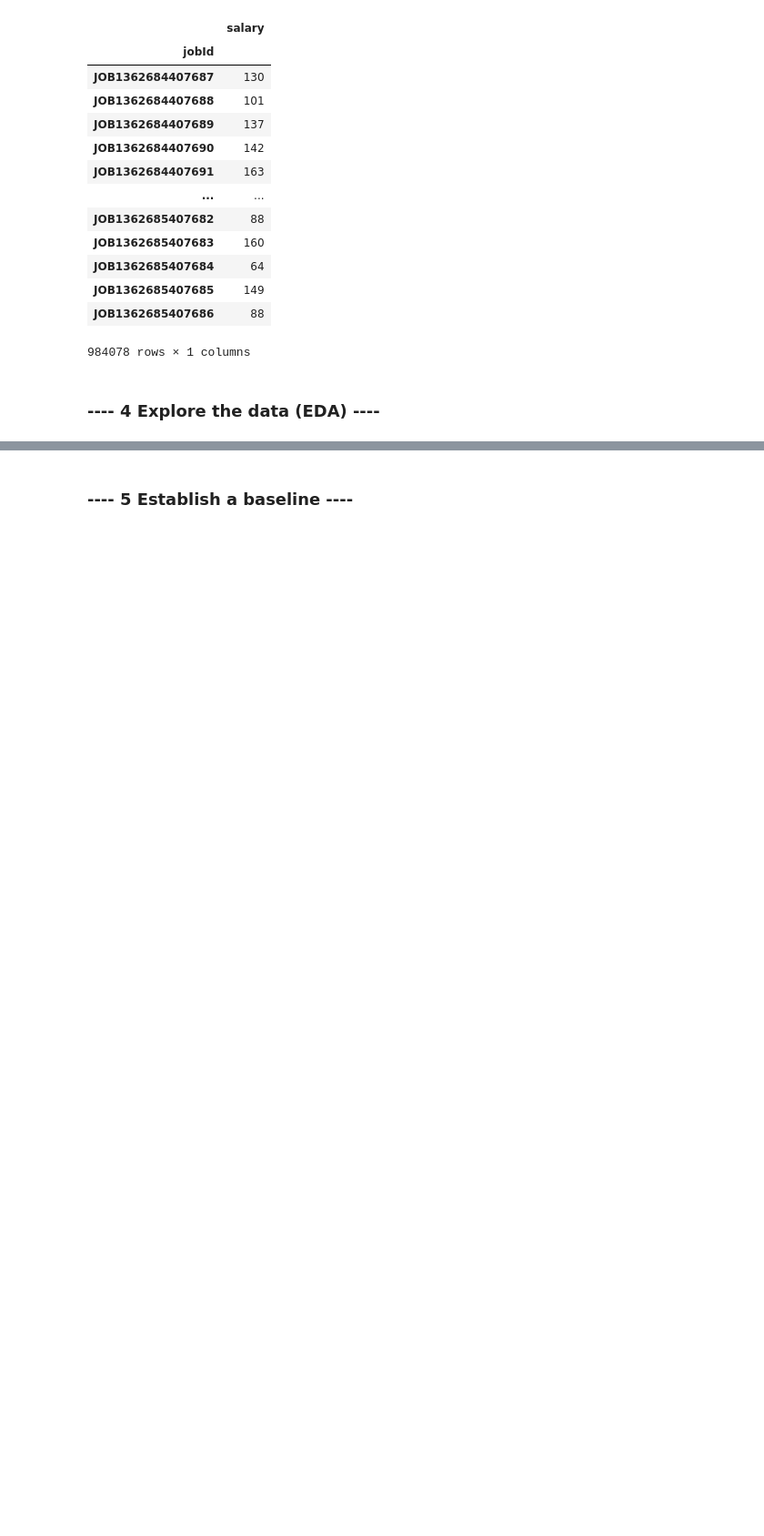
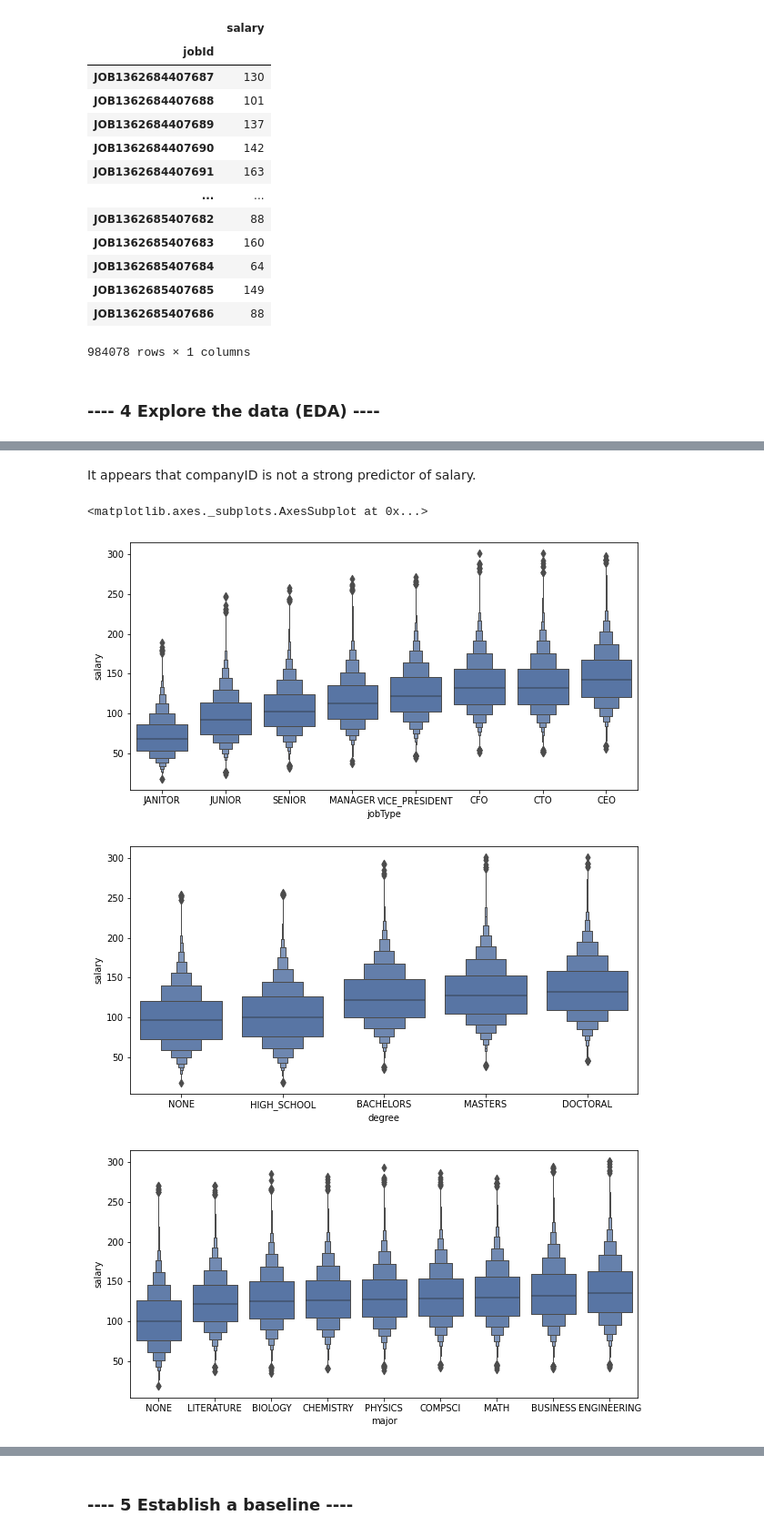
Before and after one commit to stevers28/salarypredictionportfolio, a Jupyter notebook: Salary_Prediction_Notebook.ipynb, the cells around one changed output, grey strips where cells are left out. Shown at 91% size. Cells and saved outputs as stored; diff of their text form; code cells hidden in the pictures; blank space fills up the shorter version.

```diff
--- a/Salary_Prediction_Notebook.ipynb
+++ b/Salary_Prediction_Notebook.ipynb
@@ -273,0 +327,29 @@ train_salaries
+# %% [markdown]
+It appears that companyID is not a strong predictor of salary.
+# %%
+#graph correlation between categorical variables and salary
+
+jobtype_ranking = train_w_salary.groupby('jobType')['salary'].median().sort_values().index.to_list()
+fig_dims = (10,5)
+fig, ax = plt.subplots(figsize=fig_dims)
+jobtype_distro = sns.boxenplot(x='jobType', y='salary', color='b', order=jobtype_ranking, data=train_w_salary, ax=ax)
+
+fig_dims = (10,5)
+fig, ax = plt.subplots(figsize=fig_dims)
+degree_ranking = train_w_salary.groupby('degree')['salary'].median().sort_values().index.to_list()
+sns.boxenplot(data=train_w_salary, x='degree', y='salary', color='b', order=degree_ranking, ax=ax)
+
+fig_dims = (10,5)
+fig, ax = plt.subplots(figsize=fig_dims)
+major_ranking = train_w_salary.groupby('major')['salary'].median().sort_values().index.to_list()
+sns.boxenplot(data=train_w_salary, x='major', y='salary', color='b', order=major_ranking, ax=ax)
+
+fig_dims = (10,5)
+fig, ax = plt.subplots(figsize=fig_dims)
+industry_ranking = train_w_salary.groupby('industry')['salary'].median().sort_values().index.to_list()
+sns.boxenplot(data=train_w_salary, x='industry', y='salary', color='b', order=industry_ranking, ax=ax)
+# %% [output]
+<matplotlib.axes._subplots.AxesSubplot at 0x...>
+[figure, added]
+[figure, added]
+[figure, added]
```
Also changed, not shown: parts of 24 cells of this notebook.
